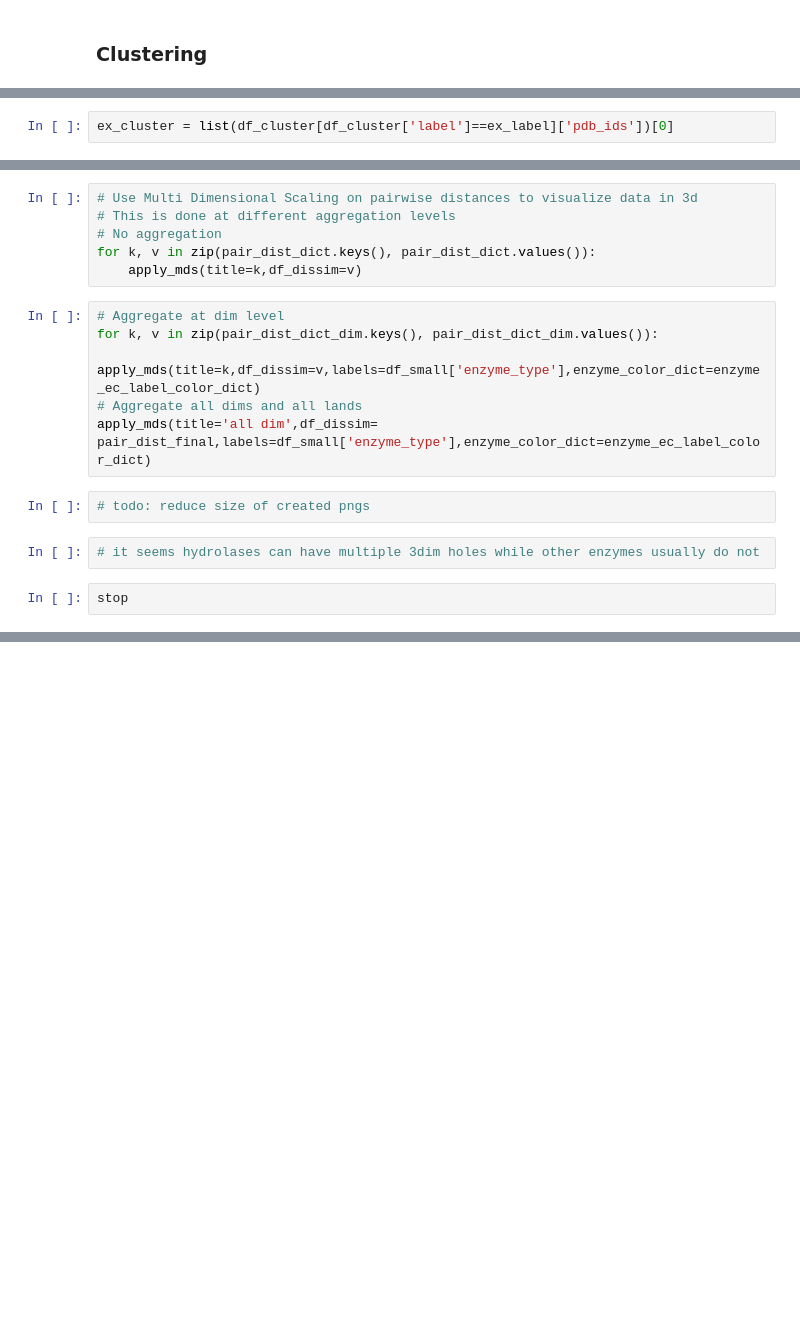
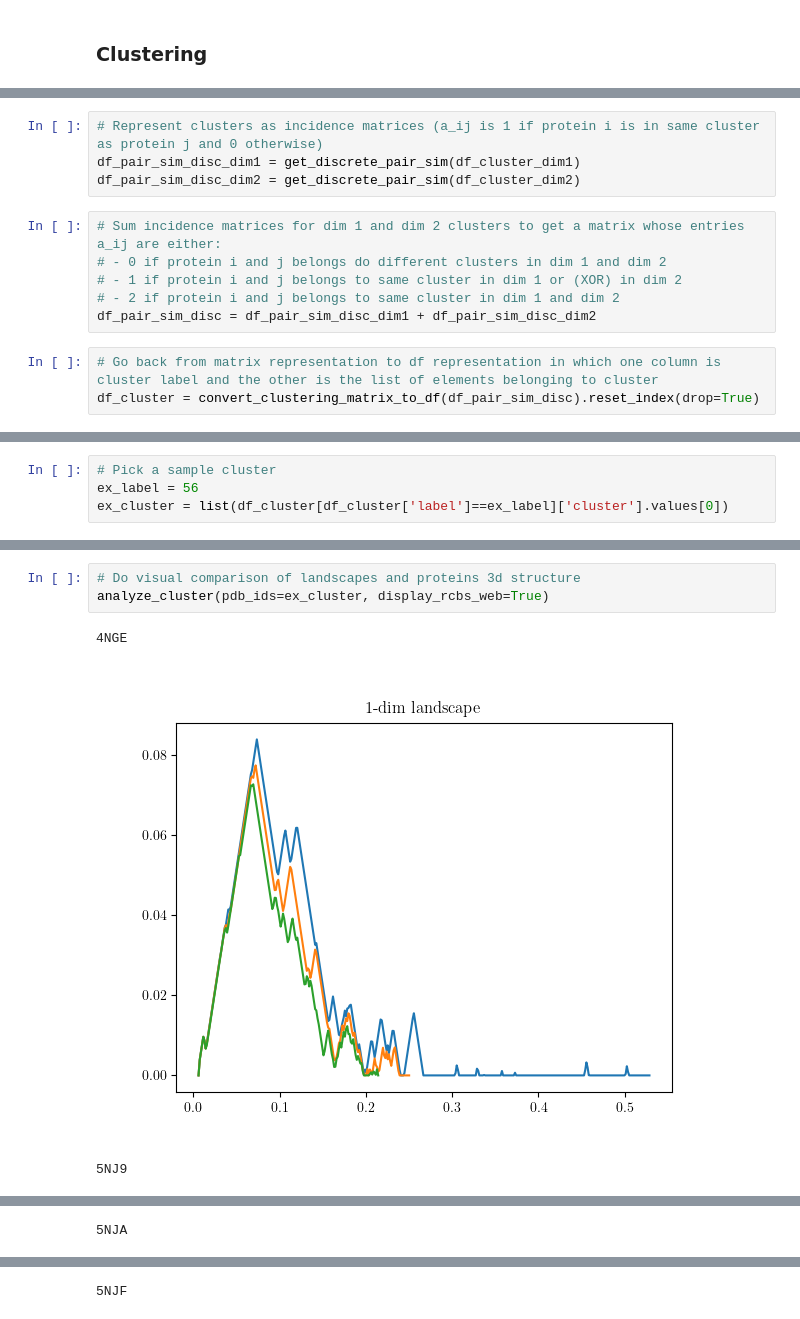
Before and after one commit to lrigolli/protein_tda, a Jupyter notebook: notebooks/protein_classification.ipynb, the cells around one changed output, grey strips where cells are left out. Cells and saved outputs as stored; diff of their text form; blank space fills up the shorter version.

```diff
--- a/notebooks/protein_classification.ipynb
+++ b/notebooks/protein_classification.ipynb
@@ -242,0 +221,13 @@ ex_label = 0
+# %%
+# Represent clusters as incidence matrices (a_ij is 1 if protein i is in same cluster as protein j and 0 otherwise)
+df_pair_sim_disc_dim1 = get_discrete_pair_sim(df_cluster_dim1)
+df_pair_sim_disc_dim2 = get_discrete_pair_sim(df_cluster_dim2)
+# %%
+# Sum incidence matrices for dim 1 and dim 2 clusters to get a matrix whose entries a_ij are either:
+# - 0 if protein i and j belongs do different clusters in dim 1 and dim 2
+# - 1 if protein i and j belongs to same cluster in dim 1 or (XOR) in dim 2
+# - 2 if protein i and j belongs to same cluster in dim 1 and dim 2
+df_pair_sim_disc = df_pair_sim_disc_dim1 + df_pair_sim_disc_dim2
+# %%
+# Go back from matrix representation to df representation in which one column is cluster label and the other is the list of elements belonging to cluster
+df_cluster = convert_clustering_matrix_to_df(df_pair_sim_disc).reset_index(drop=True)
@@ -243,2 +248,4 @@ ex_label = 0
 # %%
-ex_cluster = list(df_cluster[df_cluster['label']==ex_label]['pdb_ids'])[0]
+# Pick a sample cluster
+ex_label = 56
+ex_cluster = list(df_cluster[df_cluster['label']==ex_label]['cluster'].values[0])
@@ -340,18 +252,7 @@ stop
-# %%
-# Use Multi Dimensional Scaling on pairwise distances to visualize data in 3d
-# This is done at different aggregation levels
-# No aggregation
-for k, v in zip(pair_dist_dict.keys(), pair_dist_dict.values()):
-    apply_mds(title=k,df_dissim=v)
-# %%
-# Aggregate at dim level
-for k, v in zip(pair_dist_dict_dim.keys(), pair_dist_dict_dim.values()):
-    apply_mds(title=k,df_dissim=v,labels=df_small['enzyme_type'],enzyme_color_dict=enzyme_ec_label_color_dict)
-# Aggregate all dims and all lands
-apply_mds(title='all dim',df_dissim= pair_dist_final,labels=df_small['enzyme_type'],enzyme_color_dict=enzyme_ec_label_color_dict)
-# %%
-# todo: reduce size of created pngs
-# %%
-# it seems hydrolases can have multiple 3dim holes while other enzymes usually do not
-# %%
-stop
+# %%
+# Do visual comparison of landscapes and proteins 3d structure
+analyze_cluster(pdb_ids=ex_cluster, display_rcbs_web=True)
+# %% [output]
+4NGE
+[figure, added]
+5NJ9
@@ -357,0 +260 @@ stop
+5NJA
@@ -357,0 +262 @@ stop
+5NJF
```
Also changed, not shown: parts of 66 cells of this notebook, 8 other files.
